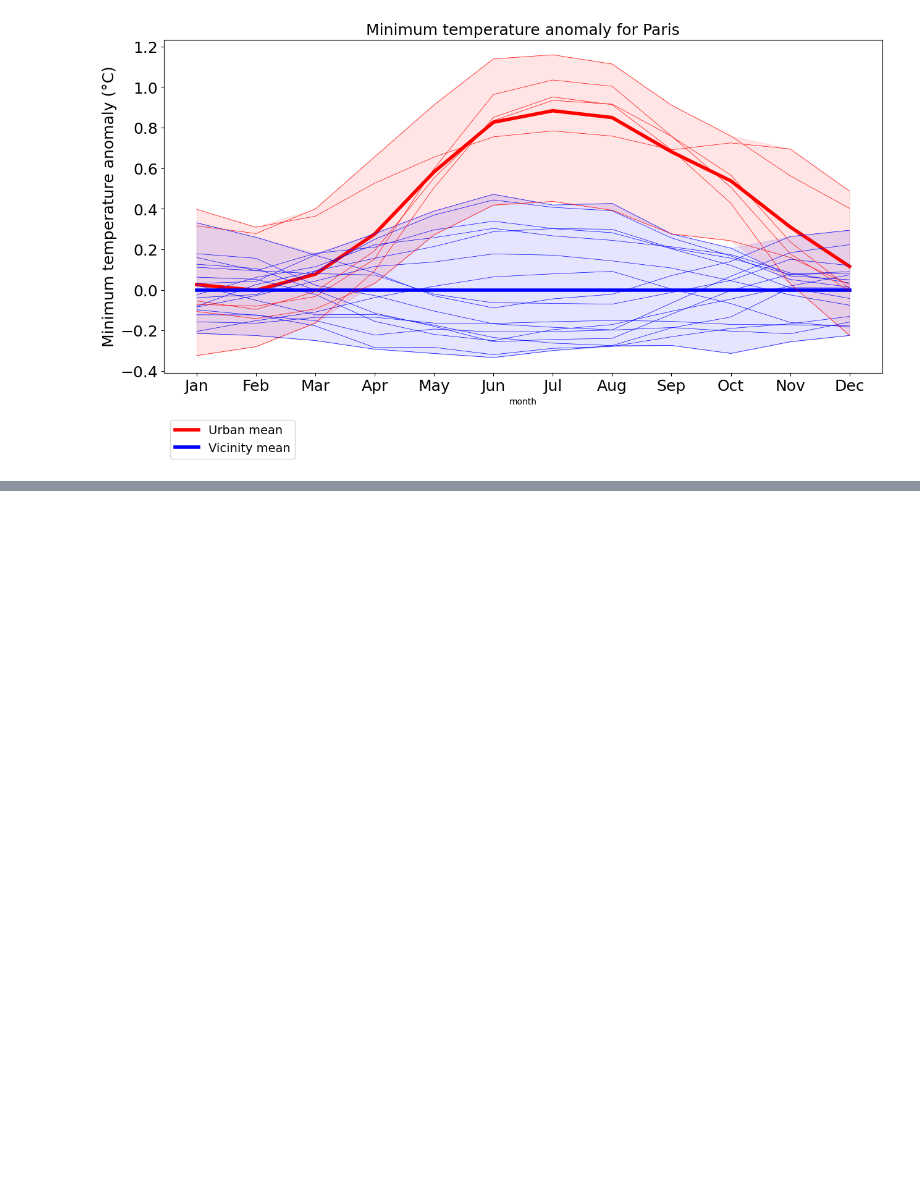
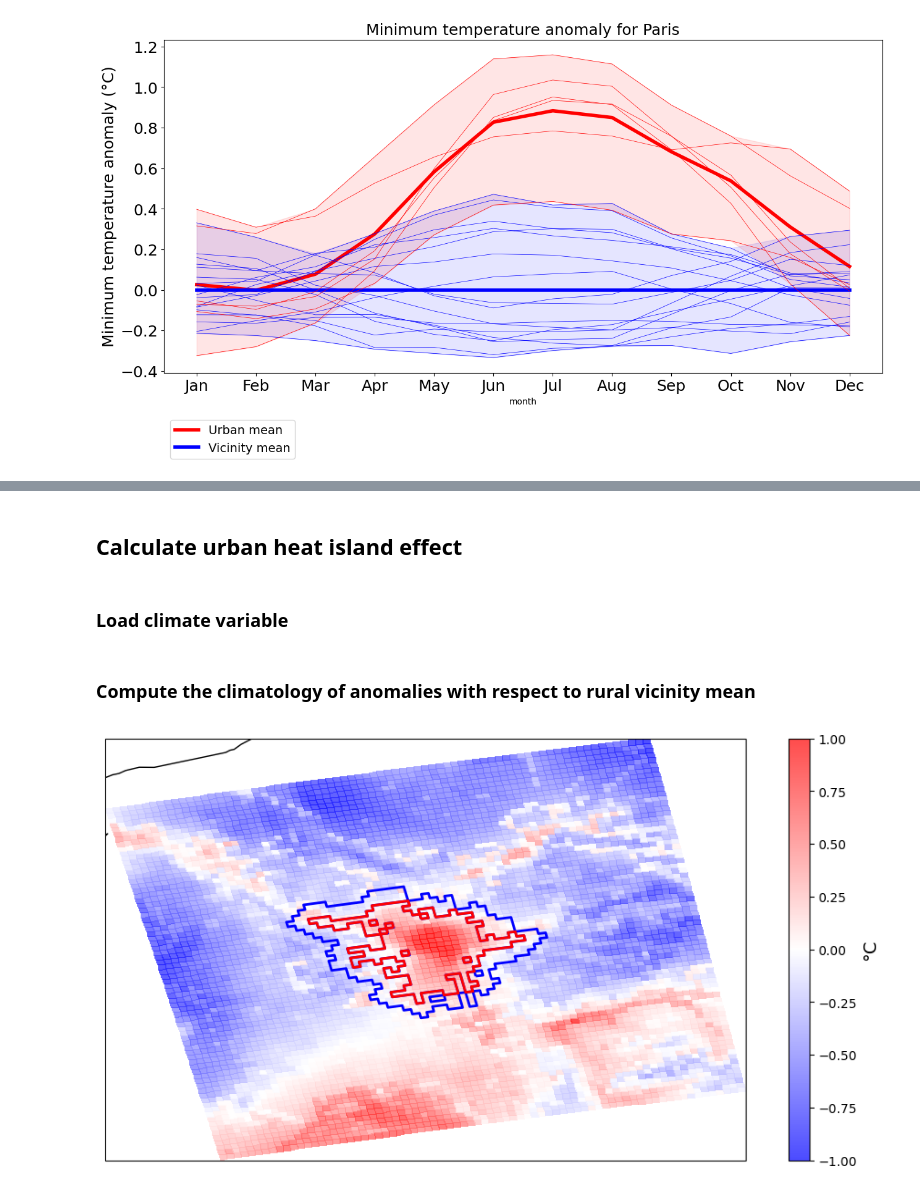
Before and after one commit to JavierDiezSierra/urbanmask, a Jupyter notebook: urban_area_selection.ipynb, the cells around one changed output, grey strips where cells are left out. Saved outputs shown, nothing was run; the diff lists cells and outputs as text; code cells hidden in the pictures; blank space fills up the shorter version.

```diff
--- a/urban_area_selection.ipynb
+++ b/urban_area_selection.ipynb
@@ -617,0 +724,10 @@ fig.savefig(cachefile.replace('.nc', '.pdf'), bbox_inches='tight')
+# %% [markdown]
+## Calculate urban heat island effect
+# %% [markdown]
+### Load climate variable
+# %%
+variable = 'tas'
+# %%
+files = np.sort(glob.glob(f"{root}1hr/tas/v20240710/*"))
+ds_RCM = xr.open_mfdataset(sorted(files), combine='nested', concat_dim='time', decode_times=False)
+ds_RCM = URBAN.crop_area_city(ds_RCM, domain_resolution).compute()
@@ -617,0 +736,34 @@ fig.savefig(cachefile.replace('.nc', '.pdf'), bbox_inches='tight')
+# %%
+# Inspect time attributes
+time_units = ds_RCM.time.attrs["units"]  # e.g., "days since 2000-01-01"
+calendar = ds_RCM.time.attrs.get("calendar", "standard")  # Default to "standard" if not specified
+
+# Convert raw time values to cftime objects
+raw_time = ds_RCM.time.values  # Raw numerical time values
+
+# Parse the units to extract the reference date
+ref_date = pd.Timestamp(time_units.split("since")[1].strip())
+
+# Create datetime objects using cftime
+time_converted = [
+        cftime.DatetimeNoLeap(ref_date.year, ref_date.month, ref_date.day) + pd.Timedelta(days=float(t))
+        for t in raw_time
+    ]
+
+# Assign the converted time back to the dataset
+ds_RCM = ds_RCM.assign_coords(time=("time", time_converted))
+# %%
+ds_RCM = ds_RCM.resample(time = '1D').min()
+ds_RCM = kelvin2degC(ds_RCM, variable)
+ds_RCM = fix_360_longitudes(ds_RCM)
+# %% [markdown]
+### Compute the climatology of anomalies with respect to rural vicinity mean
+# %%
+fig = plot_climatology(ds_RCM, urmask, variable, URBAN,
+                       city = city,
+                       alpha_urb_borders = 1,
+                       linewidth_urb_borders = 0.6
+                      )
+fig.savefig(f"{output_dir}/{variable}_{base_filename}_map-anom-wrt-rural.pdf", bbox_inches='tight')
+# %% [output]
+[figure, added]
```
Also changed, not shown: parts of 29 cells of this notebook, 1 other file.
